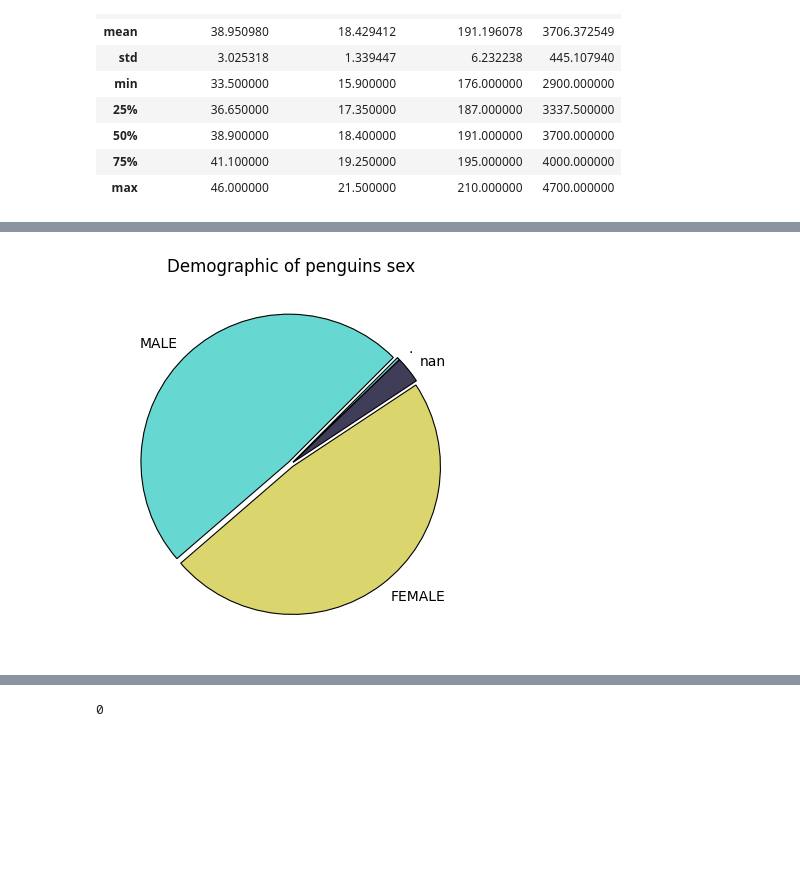
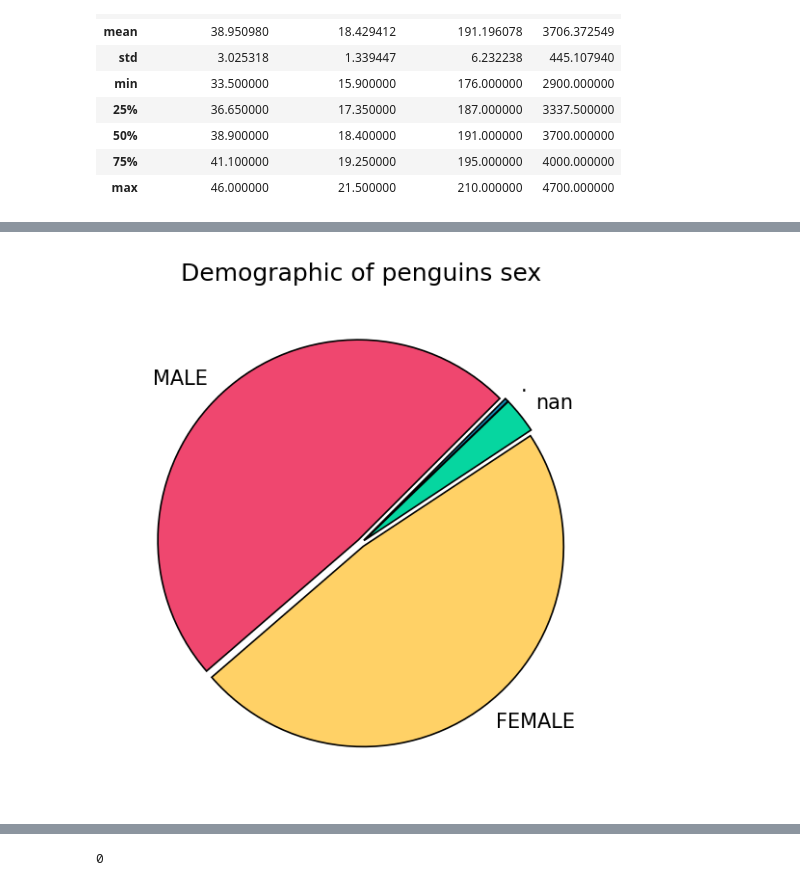
Before and after one commit to Leow14/Penguin-DF, a Jupyter notebook: notebook.ipynb, the cells around one changed output, grey strips where cells are left out. Cells and saved outputs as stored; diff of their text form; code cells hidden in the pictures; blank space fills up the shorter version.

```diff
--- a/notebook.ipynb
+++ b/notebook.ipynb
@@ -49,7 +49,7 @@ memory usage: 18.9+ KB
 # %%
 categorical_col = ['species', 'island', 'sex']
 numerical_col = ['culmen_length_mm', 'culmen_depth_mm', 'flipper_length_mm', 'body_mass_g']
-palette_list = ["#264653", "#2A9D8F", "#E9C46A", "#F4A261", "#E76F51"]
+palette = ["#EF476F", "#FFD166", "#06D6A0", "#118AB2", "#073B4C"]
 # %%
 for col in categorical_col:
     print(df[col].value_counts())
@@ -203,23 +205,24 @@ plt.show()
 # %%
 # Visualizing the data (categorical)
+plt.figure(figsize=(8, 4.5), dpi=150)
 
 sex_counter = Counter(df["sex"])
 labels = list(sex_counter.keys())
 values = list(sex_counter.values())
-colors = ["#66D7D1", "#DBD56E", "#403D58"]
+
 explode = [0.02, 0.02, 0.02, 0.02]
 
 plt.pie(values,
         labels=labels,
-        colors=colors,
+        colors=palette[0:len(labels)],
         startangle=45,
         explode=explode,
         wedgeprops={"edgecolor": "black", "linewidth": 0.8})
 
 plt.title("Demographic of penguins sex")
 plt.show()
 # %% [output]
-[figure, old version]
+[figure, new version]
 # %%
 # Searching for numeric outliers:
 # culmen_length_mm	culmen_depth_mm	flipper_length_mm	body_mass_g
```
Also changed, not shown: parts of 6 cells of this notebook.
